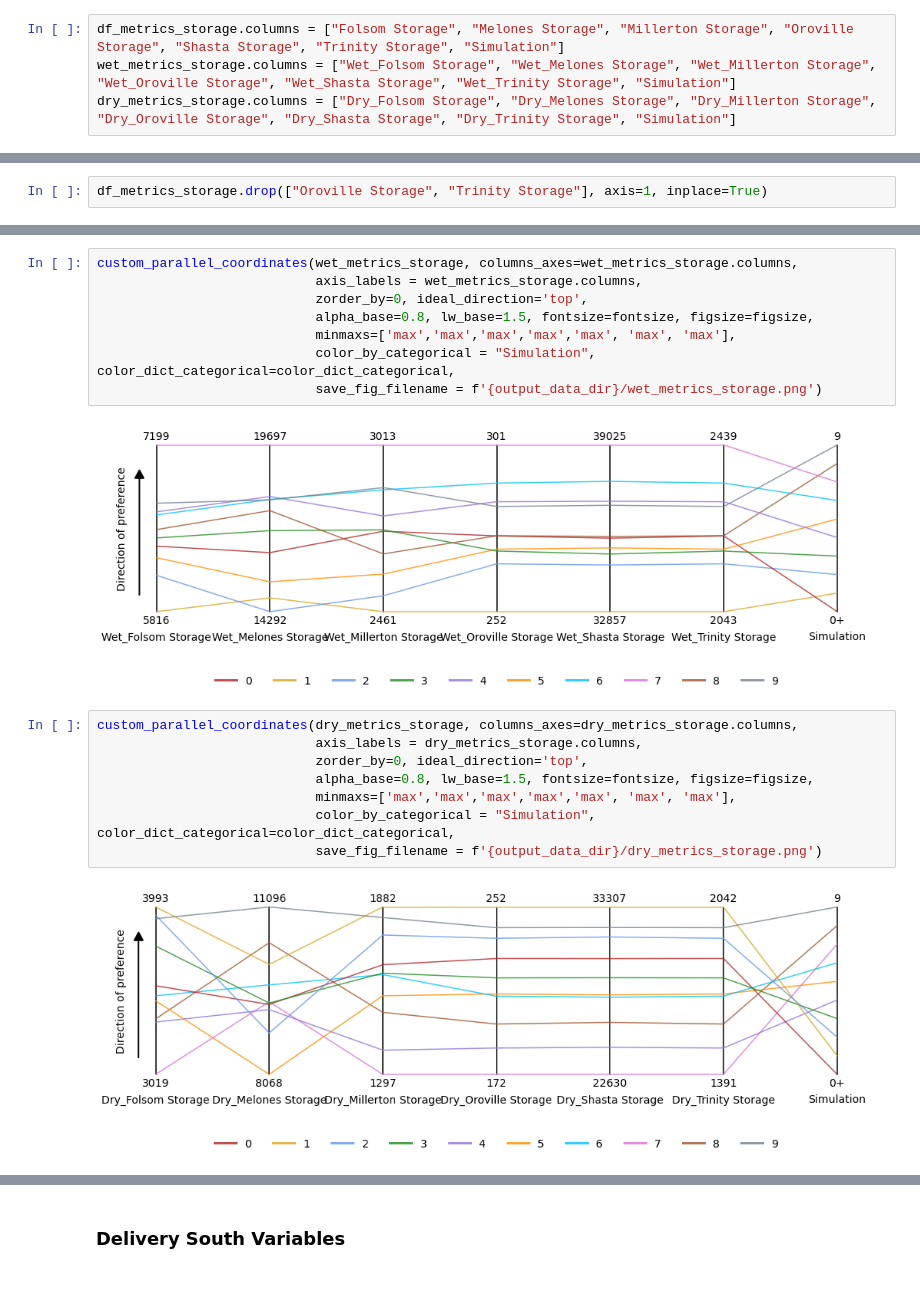
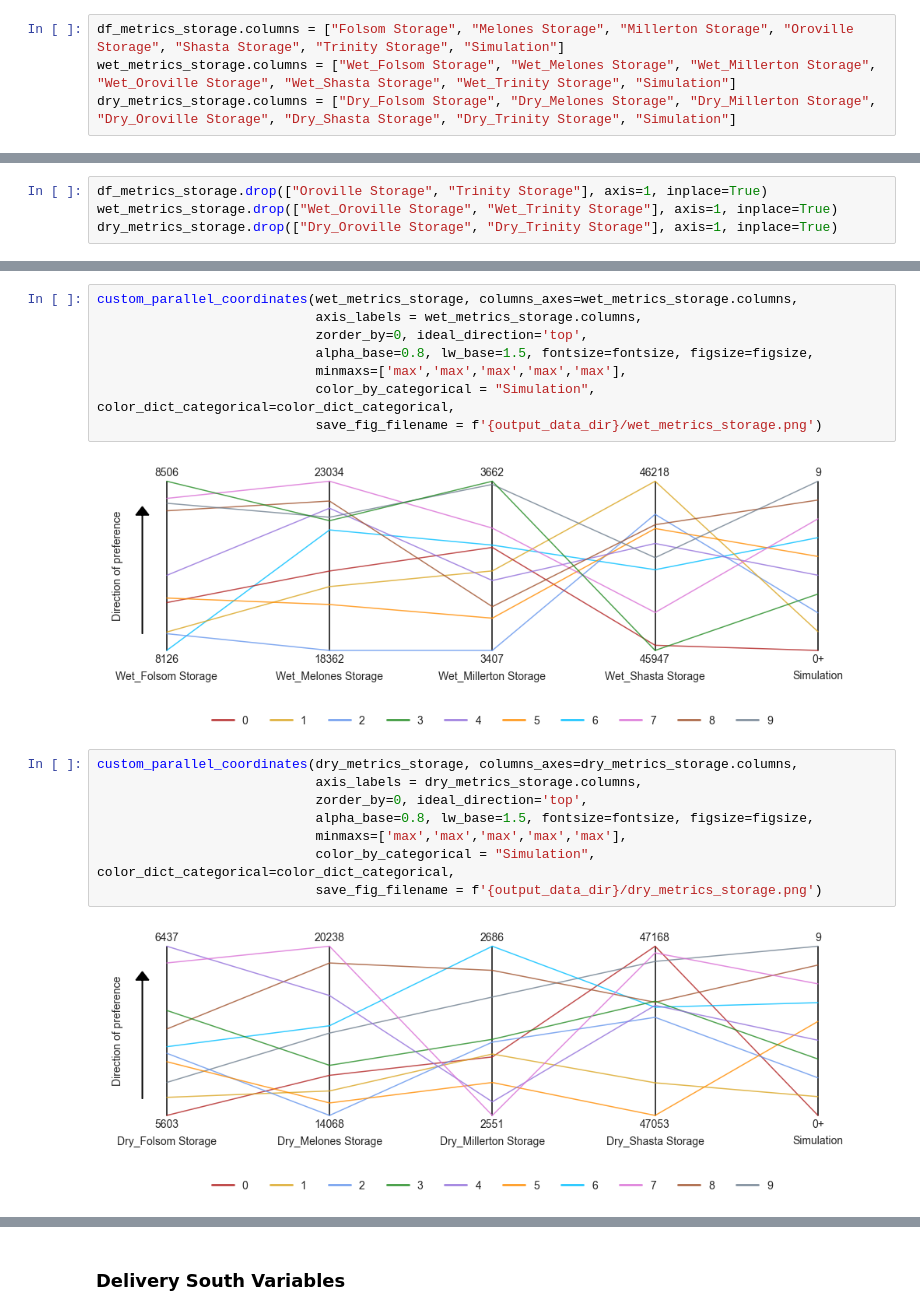
Before and after one commit to canruso/UCW_Story, a Jupyter notebook: EDA_Drought_Sequences.ipynb, the cells around one changed output, grey strips where cells are left out. Drawn from its saved outputs; the diff is of its cells as text; blank space fills up the shorter version.

```diff
--- a/EDA_Drought_Sequences.ipynb
+++ b/EDA_Drought_Sequences.ipynb
@@ -1994,5 +1997,7 @@ dry_metrics_storage.columns = ["Dry_Folsom Storage", "Dry_Melones Storage", "Dry
 # %%
 df_metrics_storage.drop(["Oroville Storage", "Trinity Storage"], axis=1, inplace=True)
+wet_metrics_storage.drop(["Wet_Oroville Storage", "Wet_Trinity Storage"], axis=1, inplace=True)
+dry_metrics_storage.drop(["Dry_Oroville Storage", "Dry_Trinity Storage"], axis=1, inplace=True)
 # %% [output]
 A value is trying to be set on a copy of a slice from a DataFrame
 
@@ -2011,20 +2024,20 @@ custom_parallel_coordinates(df_metrics_storage, columns_axes=df_metrics_storage.
 # %%
 custom_parallel_coordinates(wet_metrics_storage, columns_axes=wet_metrics_storage.columns,
                             axis_labels = wet_metrics_storage.columns,
                             zorder_by=0, ideal_direction='top',
                             alpha_base=0.8, lw_base=1.5, fontsize=fontsize, figsize=figsize,
-                            minmaxs=['max','max','max','max','max', 'max', 'max'],
+                            minmaxs=['max','max','max','max','max'],
                             color_by_categorical = "Simulation", color_dict_categorical=color_dict_categorical,
                             save_fig_filename = f'{output_data_dir}/wet_metrics_storage.png')
 # %% [output]
-[figure, old version]
+[figure, new version]
 # %%
 custom_parallel_coordinates(dry_metrics_storage, columns_axes=dry_metrics_storage.columns,
                             axis_labels = dry_metrics_storage.columns,
                             zorder_by=0, ideal_direction='top',
                             alpha_base=0.8, lw_base=1.5, fontsize=fontsize, figsize=figsize,
-                            minmaxs=['max','max','max','max','max', 'max', 'max'],
+                            minmaxs=['max','max','max','max','max'],
                             color_by_categorical = "Simulation", color_dict_categorical=color_dict_categorical,
                             save_fig_filename = f'{output_data_dir}/dry_metrics_storage.png')
 # %% [output]
-[figure, old version]
+[figure, new version]
```
Also changed, not shown: parts of 75 cells of this notebook, 12 other files.
